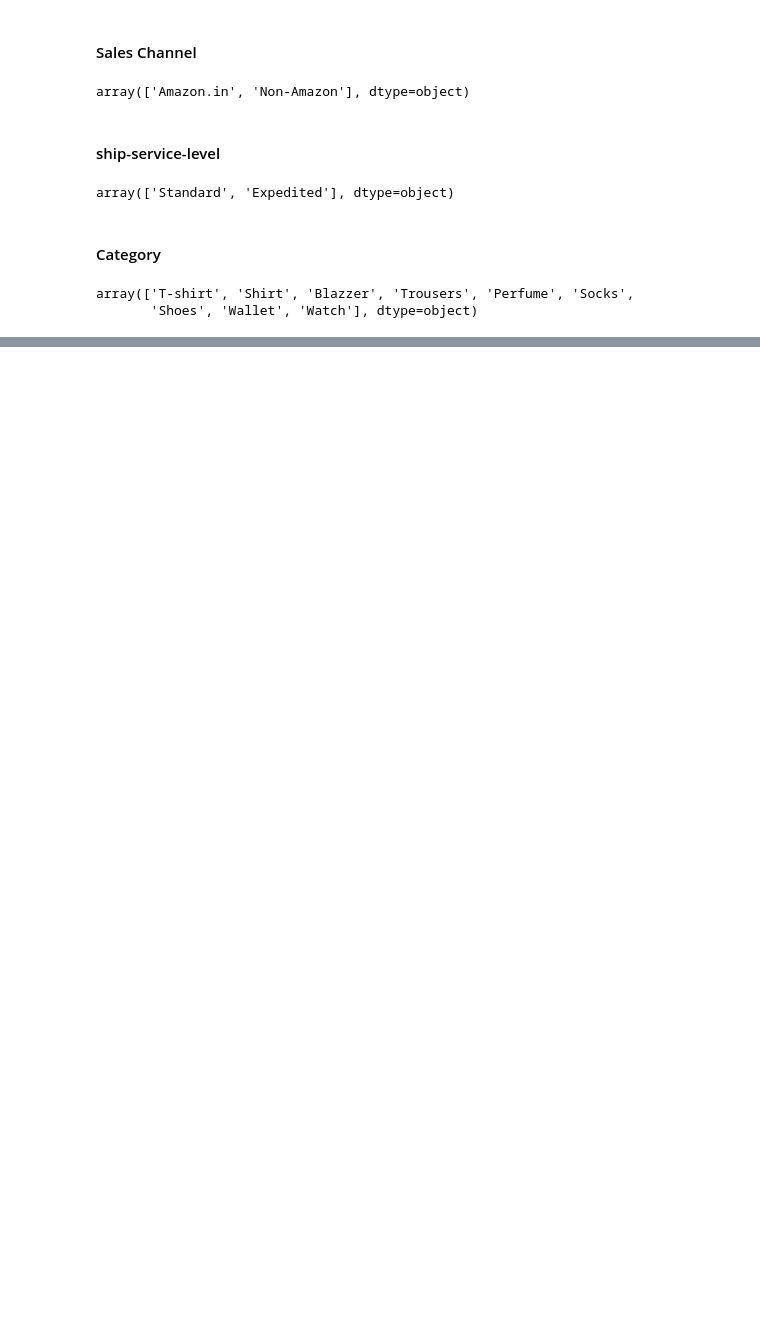
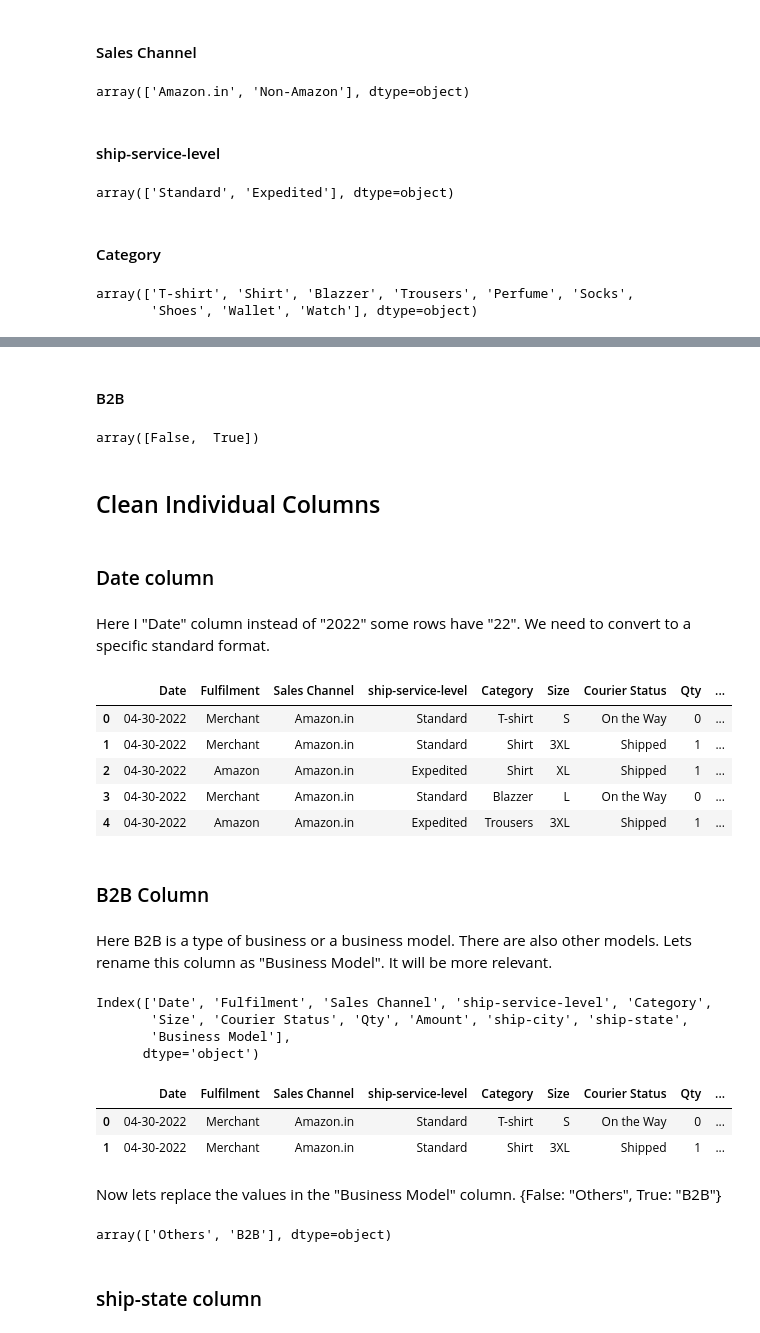
Before and after one commit to yuvaneshkm/amazon-sales-analysis, a Jupyter notebook: experiments/data_cleaning.ipynb, the cells around one changed output, grey strips where cells are left out. Cells and saved outputs as stored; diff of their text form; code cells hidden in the pictures; blank space fills up the shorter version.

Commit message:
data-cleaning-updated

```diff
--- a/experiments/data_cleaning.ipynb
+++ b/experiments/data_cleaning.ipynb
@@ -255,0 +307,61 @@ array(['T-shirt', 'Shirt', 'Blazzer', 'Trousers', 'Perfume', 'Socks',
+# %% [markdown]
+#### B2B
+# %%
+data["B2B"].unique()
+# %% [output]
+array([False,  True])
+# %% [markdown]
+## Clean Individual Columns
+# %% [markdown]
+### Date column
+# %% [markdown]
+Here I "Date" column instead of "2022" some rows have "22". We need to convert to a specific standard format.
+# %%
+# replace "22" to "2022"
+dates = []
+for date in data["Date"]:
+    if "2022" in date:
+        dates.append(date)
+    else:
+        a = date.replace("22", "2022")
+        dates.append(a)
+
+# replace the column:
+data["Date"] = dates
+data.head()
+# %% [output]
+|  | Date | Fulfilment | Sales Channel | ship-service-level | Category | Size | Courier Status | Qty | ... |
+| 0 | 04-30-2022 | Merchant | Amazon.in | Standard | T-shirt | S | On the Way | 0 | ... |
+| 1 | 04-30-2022 | Merchant | Amazon.in | Standard | Shirt | 3XL | Shipped | 1 | ... |
+| 2 | 04-30-2022 | Amazon | Amazon.in | Expedited | Shirt | XL | Shipped | 1 | ... |
+| 3 | 04-30-2022 | Merchant | Amazon.in | Standard | Blazzer | L | On the Way | 0 | ... |
+| 4 | 04-30-2022 | Amazon | Amazon.in | Expedited | Trousers | 3XL | Shipped | 1 | ... |
+# %% [markdown]
+### B2B Column
+# %% [markdown]
+Here B2B is a type of business or a business model. There are also other models. Lets rename this column as "Business Model". It will be more relevant.
+# %%
+# rename the column as "Business Model"
+data.rename(columns={"B2B":"Business Model"}, inplace=True)
+data.columns
+# %% [output]
+Index(['Date', 'Fulfilment', 'Sales Channel', 'ship-service-level', 'Category',
+       'Size', 'Courier Status', 'Qty', 'Amount', 'ship-city', 'ship-state',
+       'Business Model'],
+      dtype='object')
+# %%
+data.head(2)
+# %% [output]
+|  | Date | Fulfilment | Sales Channel | ship-service-level | Category | Size | Courier Status | Qty | ... |
+| 0 | 04-30-2022 | Merchant | Amazon.in | Standard | T-shirt | S | On the Way | 0 | ... |
+| 1 | 04-30-2022 | Merchant | Amazon.in | Standard | Shirt | 3XL | Shipped | 1 | ... |
+# %% [markdown]
+Now lets replace the values in the "Business Model" column. {False: "Others", True: "B2B"}
+# %%
+# replace the values:
+data["Business Model"].replace({False:"Others", True:"B2B"}, inplace=True)
+data["Business Model"].unique()
+# %% [output]
+array(['Others', 'B2B'], dtype=object)
+# %% [markdown]
+### ship-state column
```
Also changed, not shown: parts of 18 cells of this notebook.
